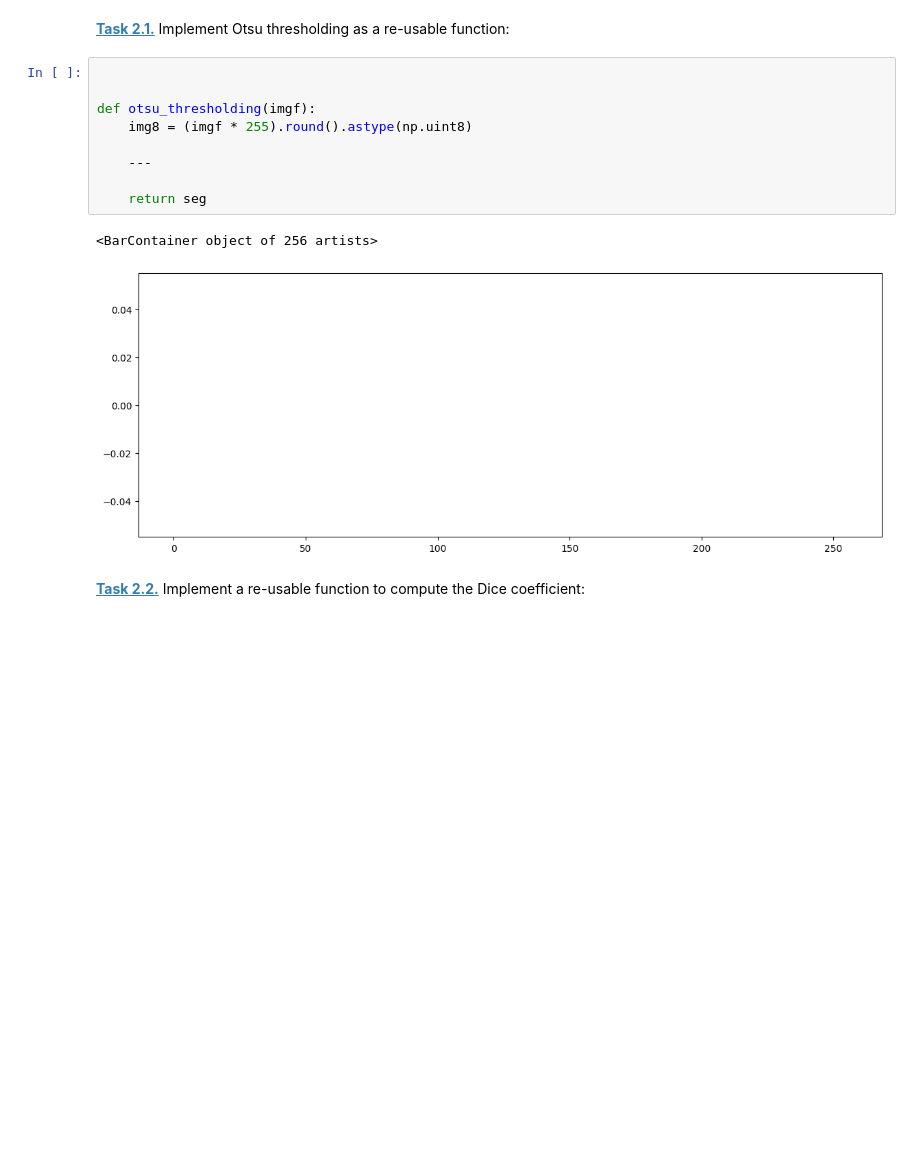
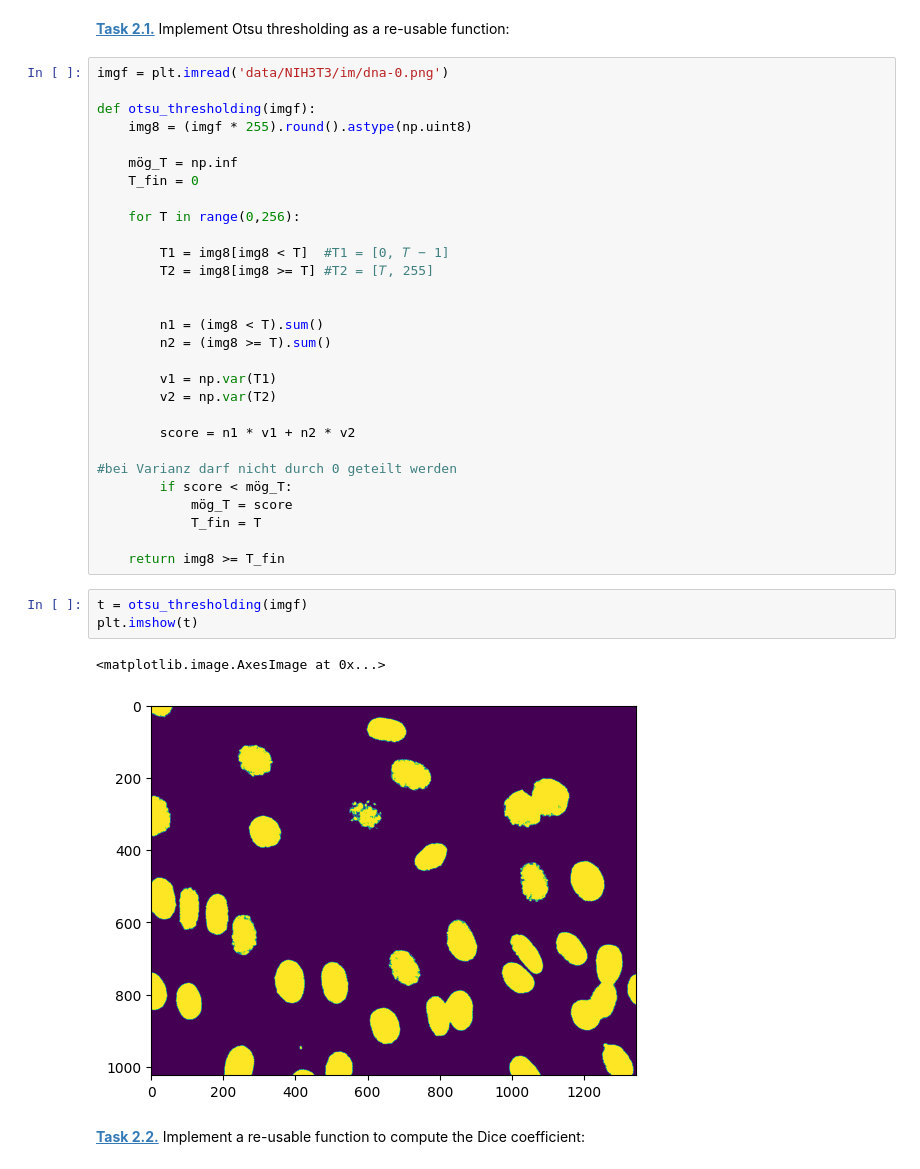
Before and after one commit to Bentrexte/mobi-fs5-python, a Jupyter notebook: otsu_batch.ipynb, the cells around one changed output. Saved outputs shown, nothing was run; the diff lists cells and outputs as text; blank space fills up the shorter version.

```diff
--- a/otsu_batch.ipynb
+++ b/otsu_batch.ipynb
@@ -5,18 +5,41 @@ import numpy as np
 import matplotlib.pyplot as plt
 # %% [markdown]
 **[Task 2.1.]()** Implement Otsu thresholding as a re-usable function:
-# %%
-
-
-def otsu_thresholding(imgf):
-    img8 = (imgf * 255).round().astype(np.uint8)
-
-    ---
-
-    return seg
-# %% [output]
-<BarContainer object of 256 artists>
-[figure, removed]
+# %%
+imgf = plt.imread('data/NIH3T3/im/dna-0.png')
+
+def otsu_thresholding(imgf):
+    img8 = (imgf * 255).round().astype(np.uint8)
+
+    mög_T = np.inf
+    T_fin = 0
+
+    for T in range(0,256):
+
+        T1 = img8[img8 < T]  #T1 = [0, 𝑇 − 1]
+        T2 = img8[img8 >= T] #T2 = [𝑇, 255]
+
+
+        n1 = (img8 < T).sum()
+        n2 = (img8 >= T).sum()
+
+        v1 = np.var(T1)
+        v2 = np.var(T2)
+
+        score = n1 * v1 + n2 * v2
+
+#bei Varianz darf nicht durch 0 geteilt werden
+        if score < mög_T:
+            mög_T = score
+            T_fin = T
+
+    return img8 >= T_fin
+# %%
+t = otsu_thresholding(imgf)
+plt.imshow(t)
+# %% [output]
+<matplotlib.image.AxesImage at 0x...>
+[figure, added]
 # %% [markdown]
 **[Task 2.2.]()** Implement a re-usable function to compute the Dice coefficient:
 # %%
```
Also changed, not shown: parts of 2 cells of this notebook, 1 other file.
